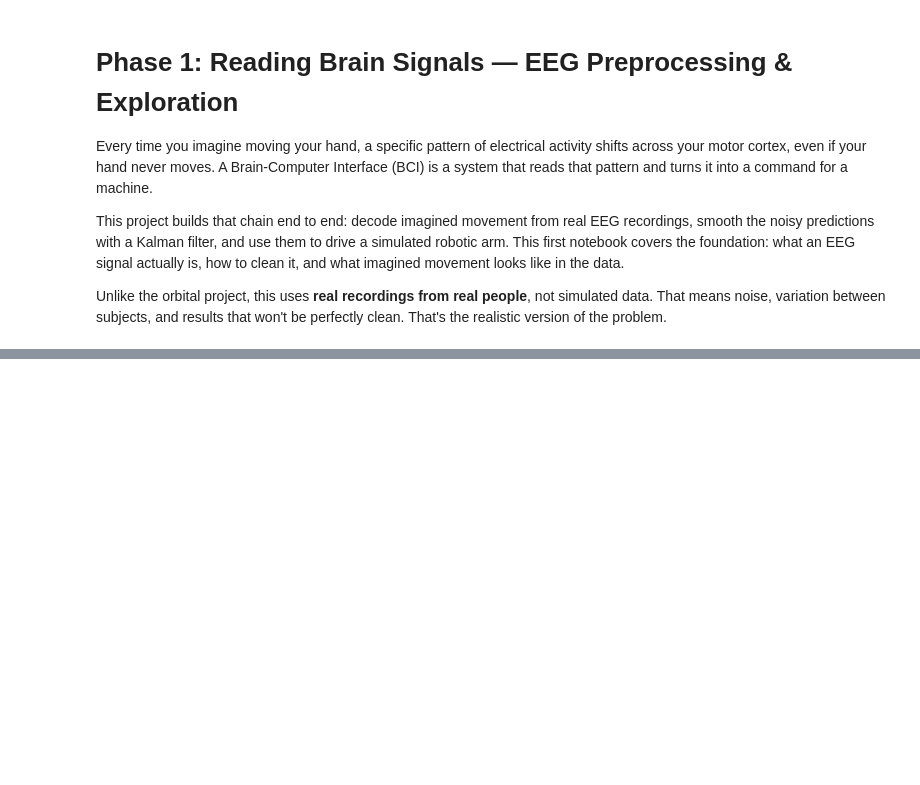
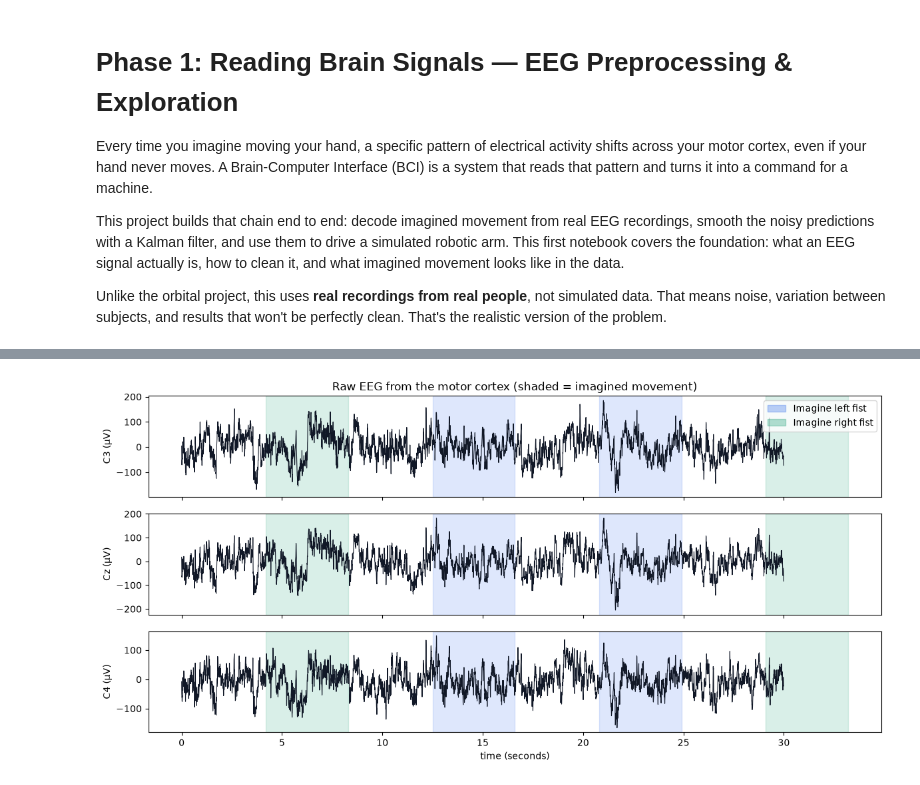
Before and after one commit to VicDeni/brain-controlled-robotic-arm, a Jupyter notebook: notebooks/01_eeg_preprocessing_exploration.ipynb, the cells around one changed output, grey strips where cells are left out. Cells and saved outputs as stored; diff of their text form; code cells hidden in the pictures; blank space fills up the shorter version.

```diff
--- a/notebooks/01_eeg_preprocessing_exploration.ipynb
+++ b/notebooks/01_eeg_preprocessing_exploration.ipynb
@@ -20,0 +81,28 @@ ModuleNotFoundError: No module named 'mne'
+# %%
+# Plots 30 seconds of raw signal from the three motor cortex channels, shading imagined-movement periods
+from matplotlib.patches import Patch
+
+start, stop = 0, 30
+sfreq = raw.info["sfreq"]
+channels = ["C3", "Cz", "C4"]
+data, times = raw[channels, int(start * sfreq):int(stop * sfreq)]
+data_uv = data * 1e6   # volts -> microvolts
+
+shade_colors = {"T1": "#2563eb", "T2": "#059669"}
+fig, axes = plt.subplots(3, 1, figsize=(12, 6), sharex=True)
+for ax, trace, name in zip(axes, data_uv, channels):
+    ax.plot(times, trace, color="#111827", linewidth=0.8)
+    ax.set_ylabel(f"{name} (µV)")
+    for onset, duration, desc in zip(raw.annotations.onset, raw.annotations.duration, raw.annotations.description):
+        onset = onset - raw.first_time
+        if desc in shade_colors and onset < stop and onset + duration > start:
+            ax.axvspan(onset, onset + duration, color=shade_colors[desc], alpha=0.15)
+
+axes[-1].set_xlabel("time (seconds)")
+axes[0].set_title("Raw EEG from the motor cortex (shaded = imagined movement)")
+axes[0].legend(handles=[Patch(color="#2563eb", alpha=0.3, label="Imagine left fist"),
+                        Patch(color="#059669", alpha=0.3, label="Imagine right fist")], loc="upper right")
+plt.tight_layout()
+plt.show()
+# %% [output]
+[figure, added]
```
Also changed, not shown: parts of 12 cells of this notebook, 6 other files.
